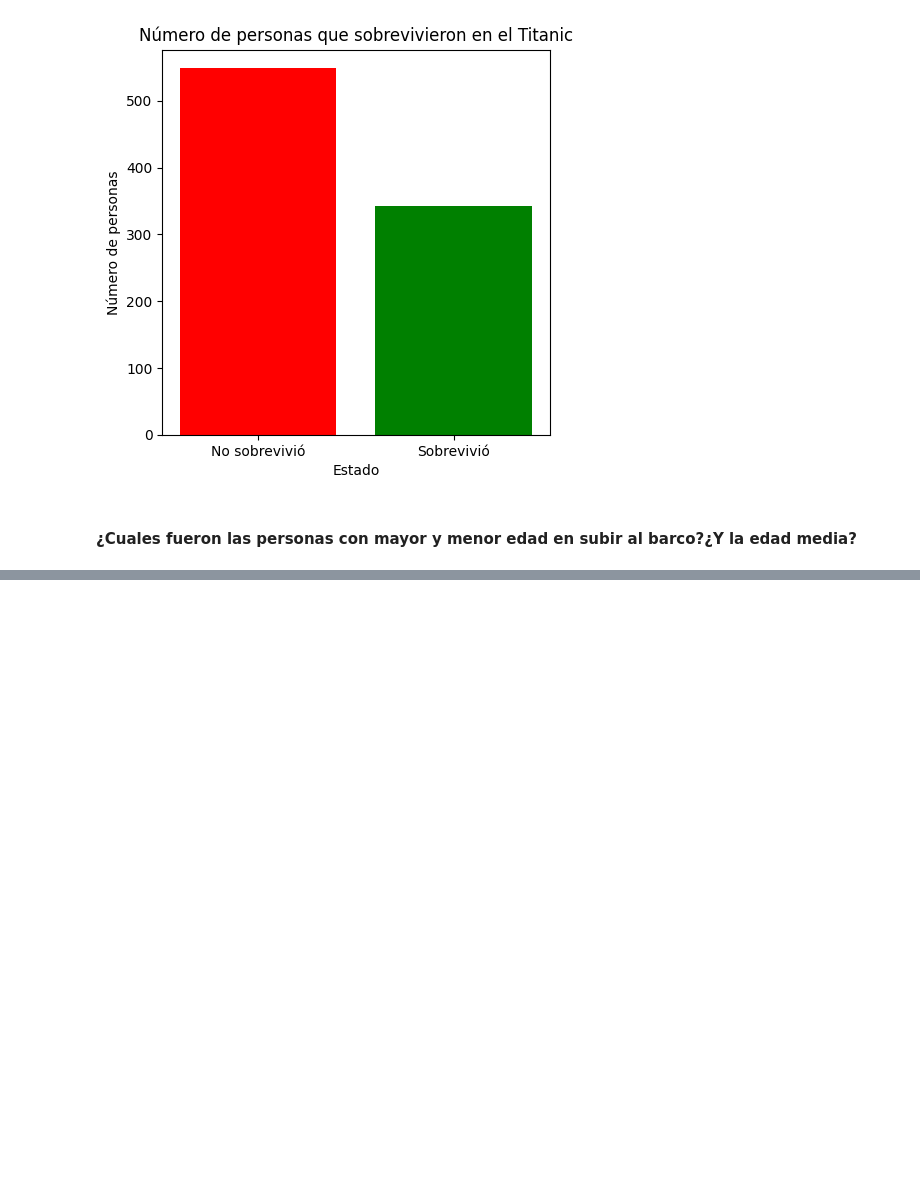
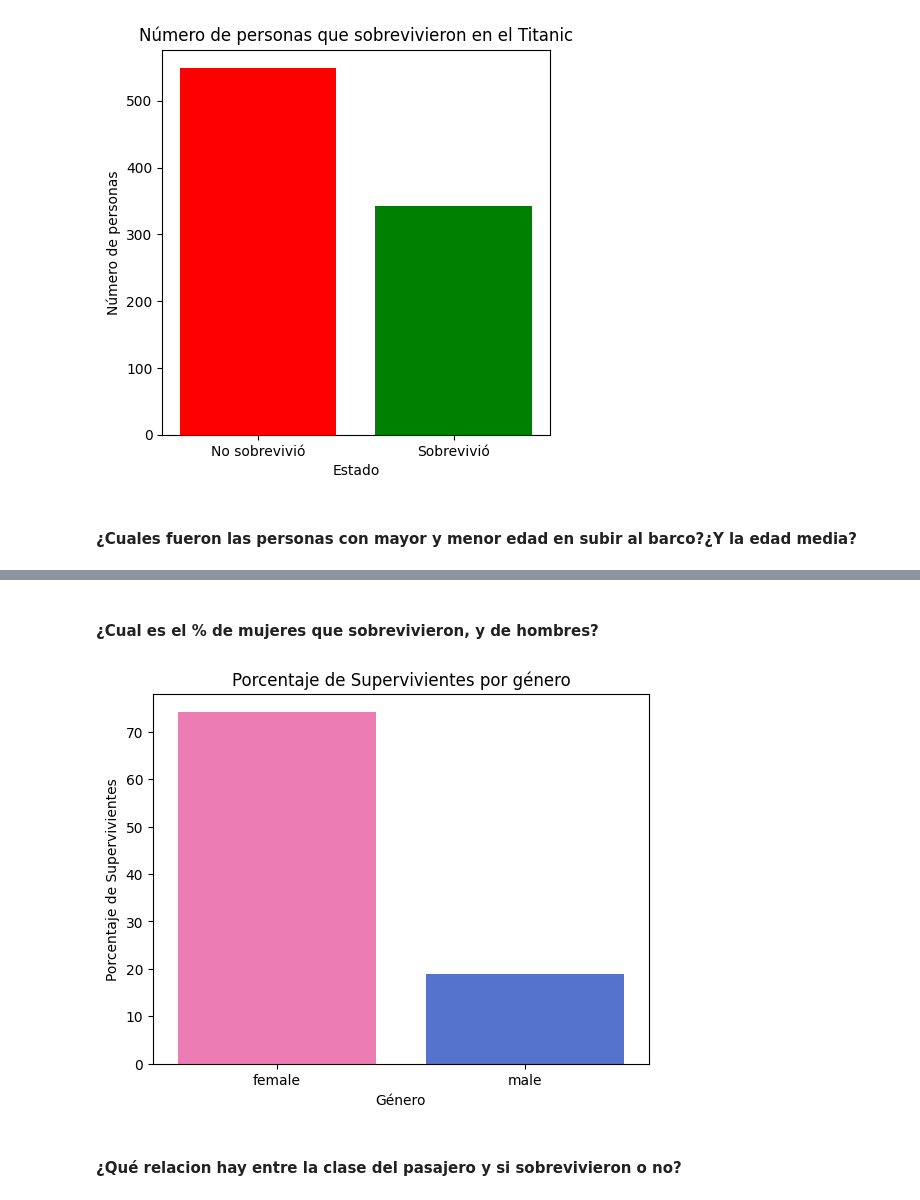
Before and after one commit to JaimeVecina/Ejercicio_Titanic_Proyecto, a Jupyter notebook: Ejercicio_Titanic.ipynb, the cells around one changed output, grey strips where cells are left out. Drawn from its saved outputs; the diff is of its cells as text; code cells hidden in the pictures; blank space fills up the shorter version.

```diff
--- a/Ejercicio_Titanic.ipynb
+++ b/Ejercicio_Titanic.ipynb
@@ -224,0 +276,19 @@ plt.show()
+# %% [markdown]
+#### ¿Cual es el % de mujeres que sobrevivieron, y de hombres?
+# %%
+# Primero hay que agrupar la columna sexo y supervivientes
+Superviviente_por_genero = df.groupby(['Sex', 'Survived']).size().unstack()
+
+# Ahora calculamos el porcentaje de sobrevivientes por género
+Porcentaje_supervivientes = (Superviviente_por_genero[1] / (Superviviente_por_genero[0] + Superviviente_por_genero[1])) * 100
+
+# Creamos la gráfica y cambiamos los colores de la anterior para que haya diferencia
+sns.barplot(x=Porcentaje_supervivientes.index, y=Porcentaje_supervivientes.values, palette={'male': '#4169E1', 'female': '#FF69B4'})
+plt.xlabel('Género')
+plt.ylabel('Porcentaje de Supervivientes')
+plt.title('Porcentaje de Supervivientes por género')
+plt.show()
+# %% [output]
+[figure, added]
+# %% [markdown]
+#### ¿Qué relacion hay entre la clase del pasajero y si sobrevivieron o no?
```
Also changed, not shown: parts of 6 cells of this notebook.
